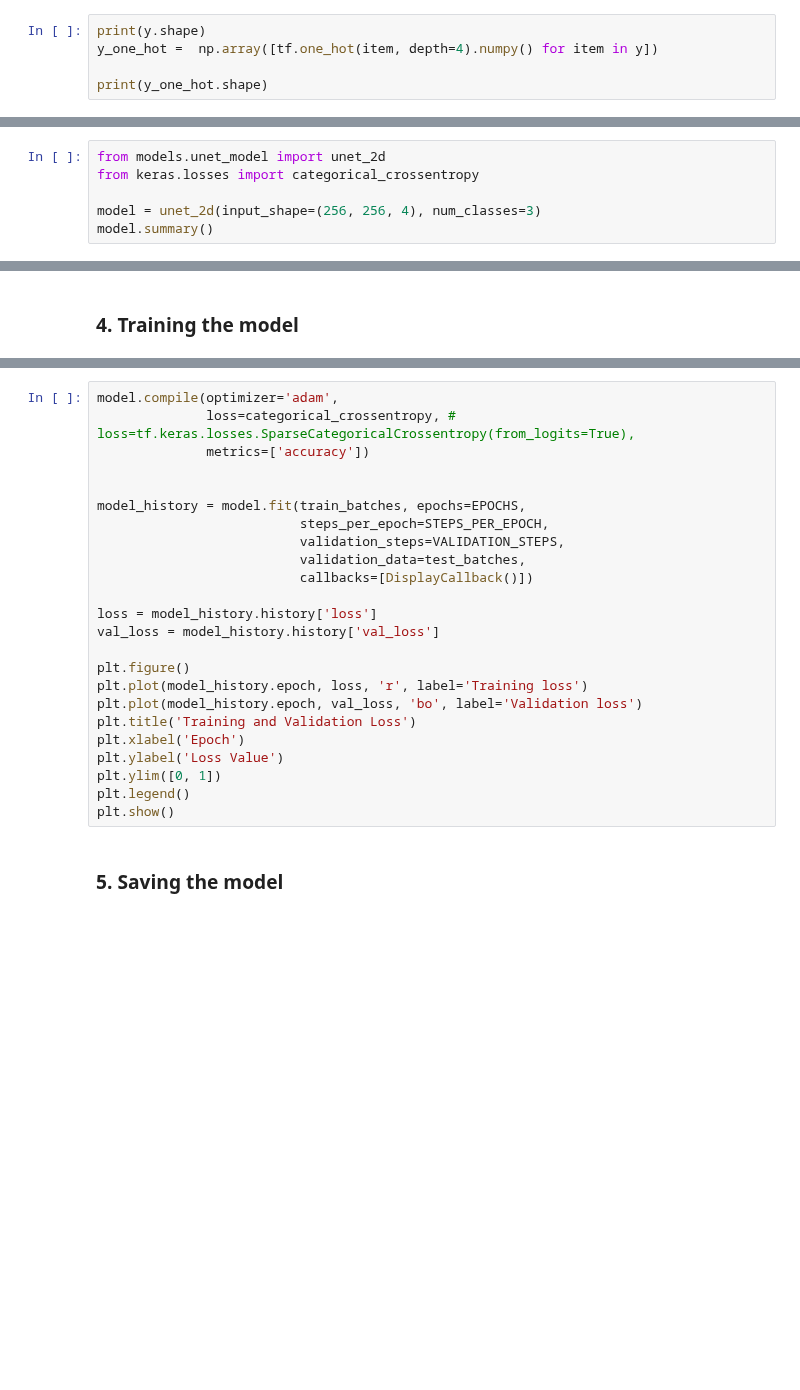
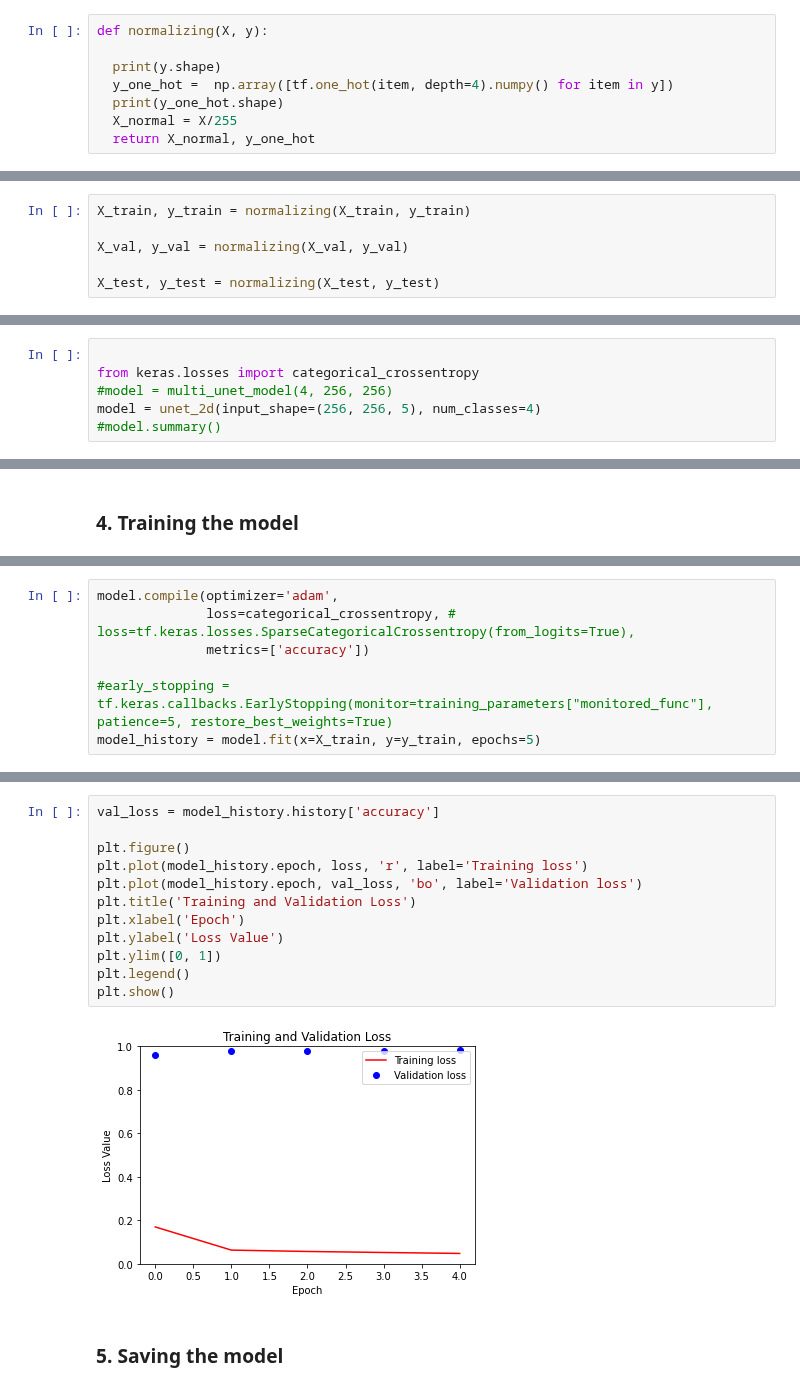
Before and after one commit to emely3h/Geospatial_ML, a Jupyter notebook: notebooks/unet.ipynb, the cells around one changed output, grey strips where cells are left out. Saved outputs shown, nothing was run; the diff lists cells and outputs as text; blank space fills up the shorter version.

Commit message:
test: commit from colab

```diff
--- a/notebooks/unet.ipynb
+++ b/notebooks/unet.ipynb
@@ -140,5 +162,8 @@ To enable them in other operations, rebuild TensorFlow with the appropriate comp
 # %%
-print(y.shape)
-y_one_hot =  np.array([tf.one_hot(item, depth=4).numpy() for item in y])
+def normalizing(X, y):
 
-print(y_one_hot.shape)
+  print(y.shape)
+  y_one_hot =  np.array([tf.one_hot(item, depth=4).numpy() for item in y])
+  print(y_one_hot.shape)
+  X_normal = X/255
+  return X_normal, y_one_hot
@@ -147,0 +170,6 @@ print(y_one_hot.shape)
+# %%
+X_train, y_train = normalizing(X_train, y_train)
+
+X_val, y_val = normalizing(X_val, y_val)
+
+X_test, y_test = normalizing(X_test, y_test)
@@ -156,6 +233,6 @@ print(np.min(y_one_hot))
 # %%
-from models.unet_model import unet_2d
+
 from keras.losses import categorical_crossentropy
-
-model = unet_2d(input_shape=(256, 256, 4), num_classes=3)
-model.summary()
+#model = multi_unet_model(4, 256, 256)
+model = unet_2d(input_shape=(256, 256, 5), num_classes=4)
+#model.summary()
@@ -165,0 +257,7 @@ ModuleNotFoundError: No module named 'models'
+# %%
+model.compile(optimizer='adam',
+              loss=categorical_crossentropy, # loss=tf.keras.losses.SparseCategoricalCrossentropy(from_logits=True),
+              metrics=['accuracy'])
+
+#early_stopping = tf.keras.callbacks.EarlyStopping(monitor=training_parameters["monitored_func"], patience=5, restore_best_weights=True)
+model_history = model.fit(x=X_train, y=y_train, epochs=5)
@@ -166,26 +269,16 @@ ModuleNotFoundError: No module named 'models'
 # %%
-model.compile(optimizer='adam',
-              loss=categorical_crossentropy, # loss=tf.keras.losses.SparseCategoricalCrossentropy(from_logits=True),
-              metrics=['accuracy'])
-
-
-model_history = model.fit(train_batches, epochs=EPOCHS,
-                          steps_per_epoch=STEPS_PER_EPOCH,
-                          validation_steps=VALIDATION_STEPS,
-                          validation_data=test_batches,
-                          callbacks=[DisplayCallback()])
-
-loss = model_history.history['loss']
-val_loss = model_history.history['val_loss']
+val_loss = model_history.history['accuracy']
 
 plt.figure()
 plt.plot(model_history.epoch, loss, 'r', label='Training loss')
 plt.plot(model_history.epoch, val_loss, 'bo', label='Validation loss')
 plt.title('Training and Validation Loss')
 plt.xlabel('Epoch')
 plt.ylabel('Loss Value')
 plt.ylim([0, 1])
 plt.legend()
 plt.show()
+# %% [output]
+[figure, added]
 # %% [markdown]
 ### 5. Saving the model
```
Also changed, not shown: parts of 22 cells of this notebook.
